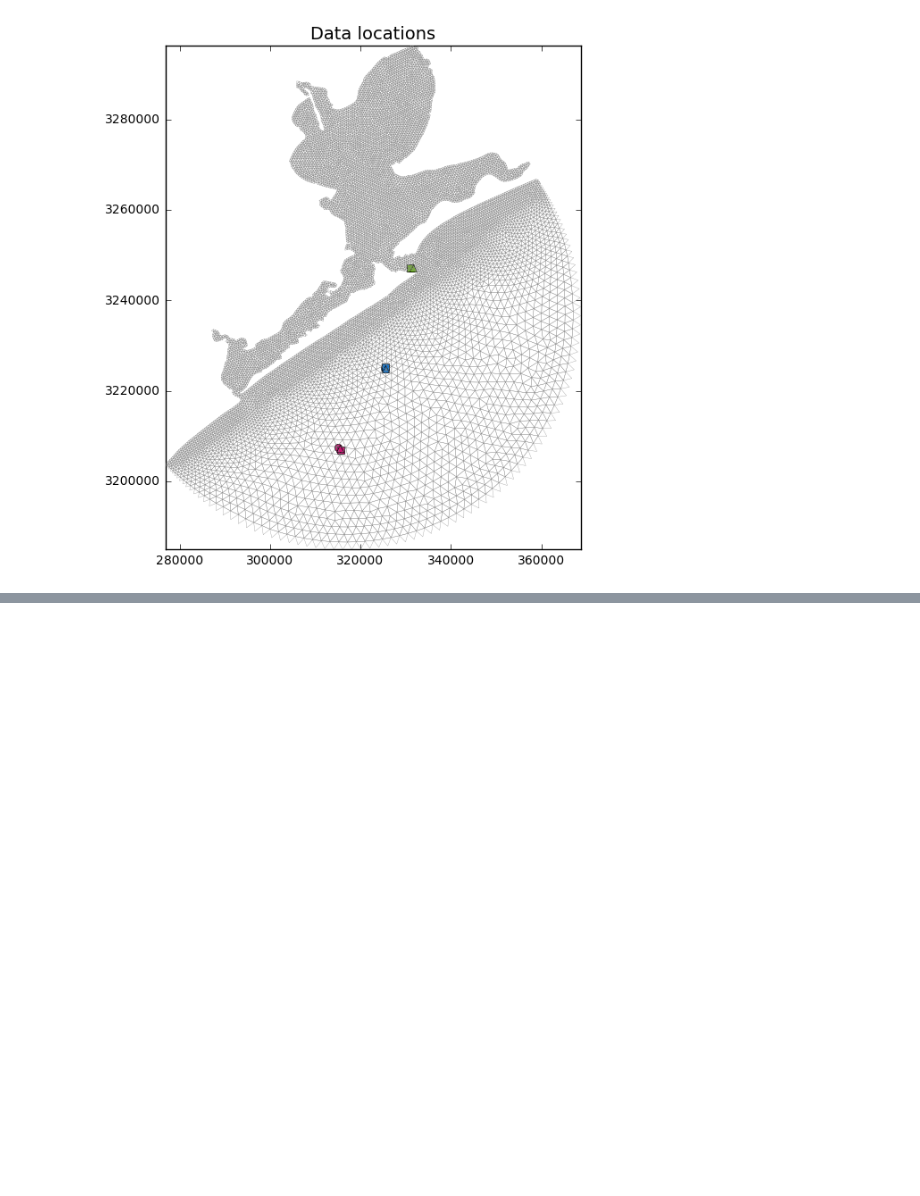
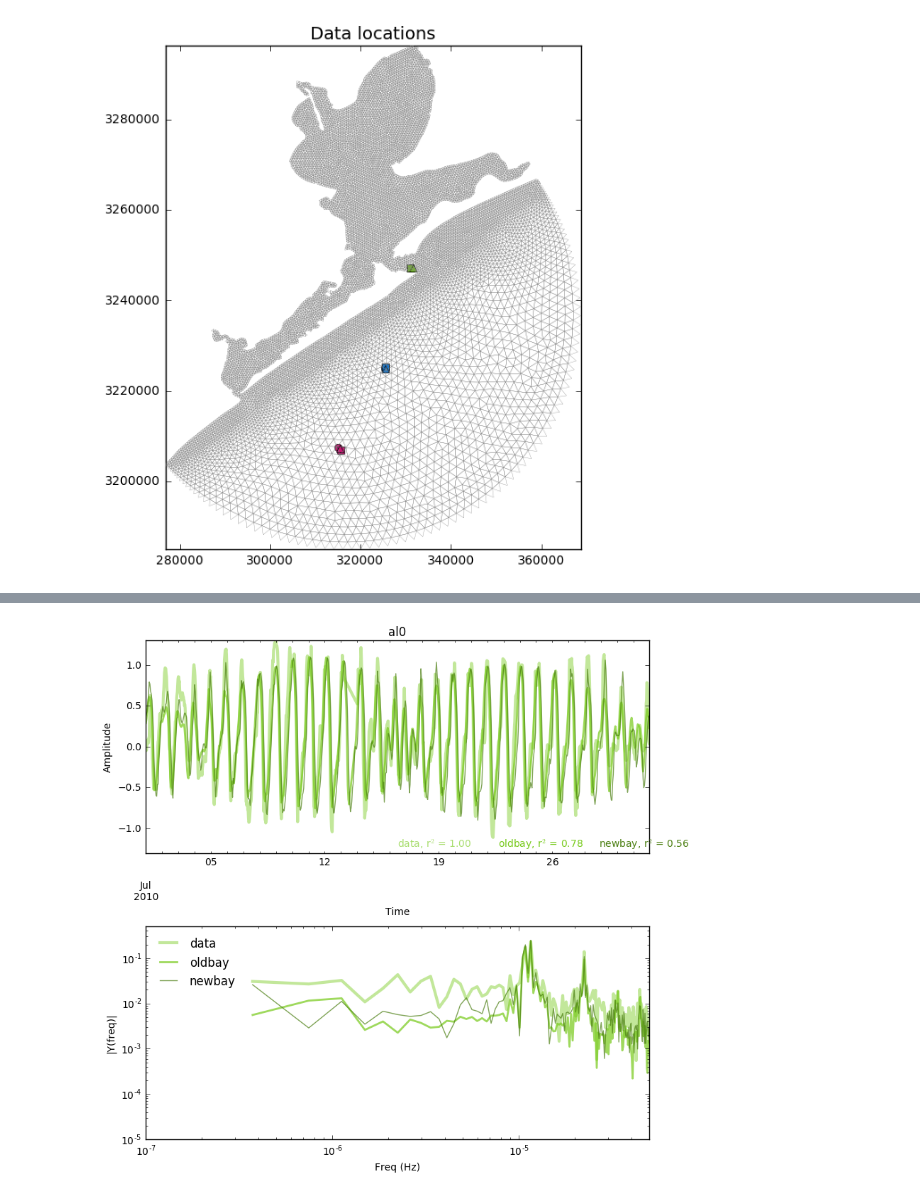
Before and after one commit to kthyng/blended, a Jupyter notebook: summary2010.ipynb, the cells around one changed output, grey strips where cells are left out. Cells and saved outputs as stored; diff of their text form; code cells hidden in the pictures; blank space fills up the shorter version.

```diff
--- a/summary2010.ipynb
+++ b/summary2010.ipynb
@@ -74,0 +92,6 @@ NameError: global name 'do2' is not defined
+# %%
+comp_tabs.plot_spectra([dfnoaa[:-1], dfoldbay[:-1].iloc[:,:4], dfnewbay.iloc[:,:2]], 'al',
+                       colors=gshades, lw=[3, 2, 1], legend=['data', 'oldbay', 'newbay'],
+                      doss=False, dor2=True)
+# %% [output]
+[figure, added]
```
Also changed, not shown: parts of 11 cells of this notebook.
